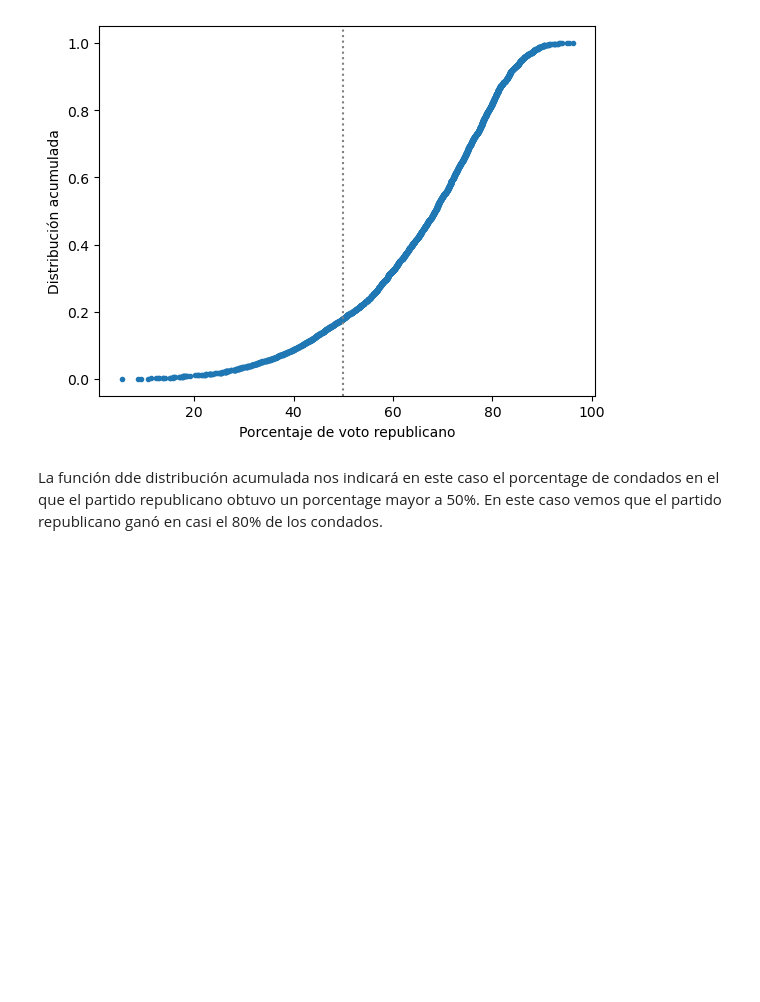
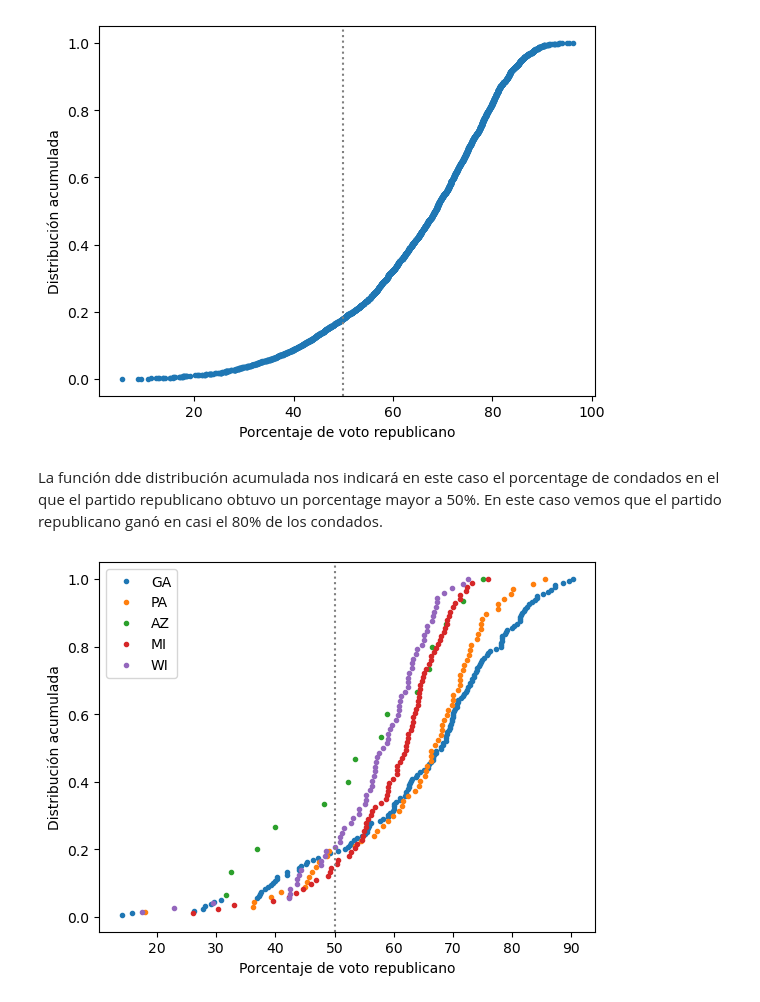
Before and after one commit to mjfura/descriptive_statistical, a Jupyter notebook: estadistica_descriptiva.ipynb, the cells around one changed output. Saved outputs shown, nothing was run; the diff lists cells and outputs as text; code cells hidden in the pictures; blank space fills up the shorter version.

```diff
--- a/estadistica_descriptiva.ipynb
+++ b/estadistica_descriptiva.ipynb
@@ -129,3 +129,30 @@ generar_distribucion_acumulada(x, y, "Porcentaje de voto republicano", "Distribu
 [figure]
 # %% [markdown]
 La función dde distribución acumulada nos indicará en este caso el porcentage de condados en el que el partido republicano obtuvo un porcentage mayor a 50%. En este caso vemos que el partido republicano ganó en casi el 80% de los condados.
+# %%
+def generar_distribuciones_acumuladas(datos,labels, x_label, y_label, pos_line=50):
+    for index,dato in enumerate(datos):
+        x=np.sort(dato)
+        y=np.arange(1,len(x)+1)/len(x)
+        plt.plot(x, y, marker=".", ls="none", label=labels[index])
+        plt.legend()
+    plt.xlabel(x_label)
+    plt.ylabel(y_label)
+    plt.axvline(x=pos_line, ls=":", color="gray")
+# %%
+
+estados = [
+    "GA",
+    "PA",
+    "AZ",
+    "MI",
+    "WI",
+]
+estados_elecciones = df_elecciones["state"]
+datos = []
+for state in estados:
+    dats = porcentage_votos[estados_elecciones == state]
+    datos.append(dats)
+generar_distribuciones_acumuladas(datos,estados, "Porcentaje de voto republicano", "Distribución acumulada")
+# %% [output]
+[figure, added]
```
Also changed, not shown: parts of 6 cells of this notebook, 1 other file.
